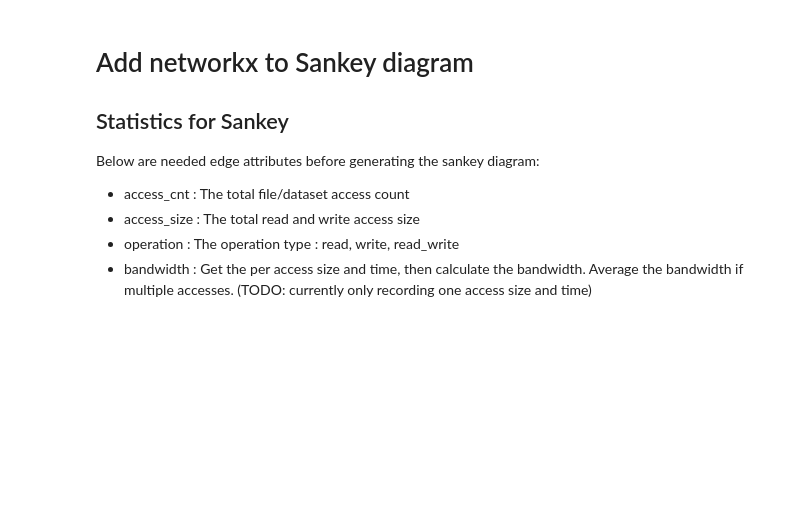
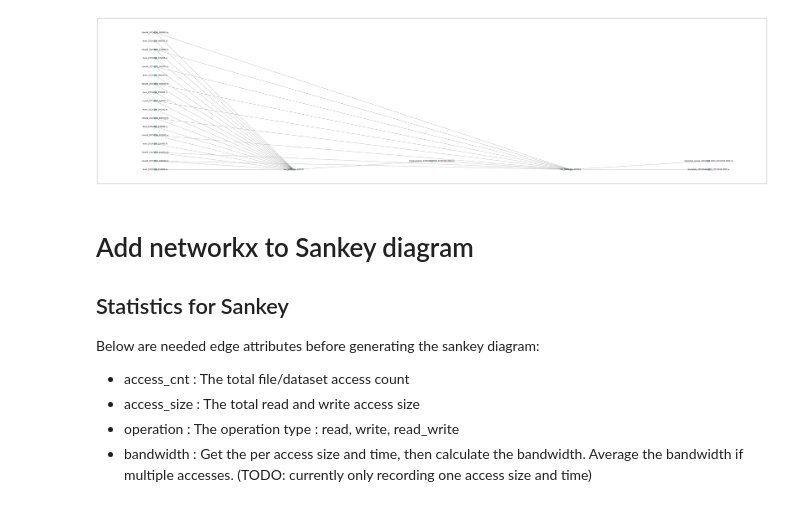
Before and after one commit to candiceT233/dayu-tracker, a Jupyter notebook: flow_analysis/VFD_stat_to_Sankey.ipynb, the cells around one changed output. Cells and saved outputs as stored; diff of their text form; code cells hidden in the pictures; blank space fills up the shorter version.

Commit message:
json format working

```diff
--- a/flow_analysis/VFD_stat_to_Sankey.ipynb
+++ b/flow_analysis/VFD_stat_to_Sankey.ipynb
@@ -4,7 +4,7 @@ import networkx as nx
 
 # reading input log file
 
-test_name = "seq10f9s"
+test_name = "seq2t"
 
 stat_path=f"example_stat/{test_name}"
 image_path=f"{stat_path}/images"
@@ -44,7 +50,7 @@ vfd_files = sload.find_files_with_pattern(stat_path, "vfd")
 # vfd_files = vfd_files[0:1]
 print(vfd_files)
 
-vfd_dict = sload.load_stat_yaml(vfd_files)
+vfd_dict = sload.load_stat_json(vfd_files)
 # print(vfd_dict)
 
 print("loading yaml done")
@@ -64,9 +90,11 @@ G_VFD = vfd2g.set_task_position(G_VFD, task_file_map)
 # %%
 # sp.display_all_nodes_attr(G_VFD)
 G_VFD = vfd2g.set_file_position(G_VFD, task_file_map)
 # sp.display_all_nodes_attr(G_VFD)
 
-sp.draw_graph(G_VFD, test_name, graph_type="vfd", prefix=f'{(STAGE_END+1)}s', save=True)
+sp.draw_graph(G_VFD, test_name, stat_path, graph_type="vfd", prefix=f'{(STAGE_END+1)}s', save=True)
+# %% [output]
+[figure, added]
 # %% [markdown]
 # Add networkx to Sankey diagram
 
```
Also changed, not shown: parts of 11 cells of this notebook, 2 other files.
